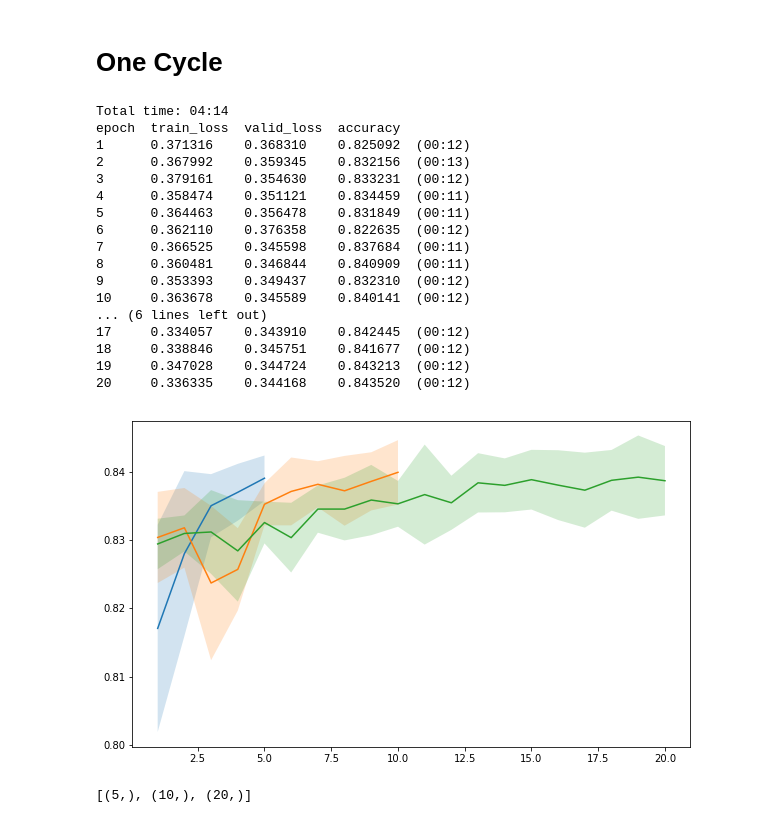
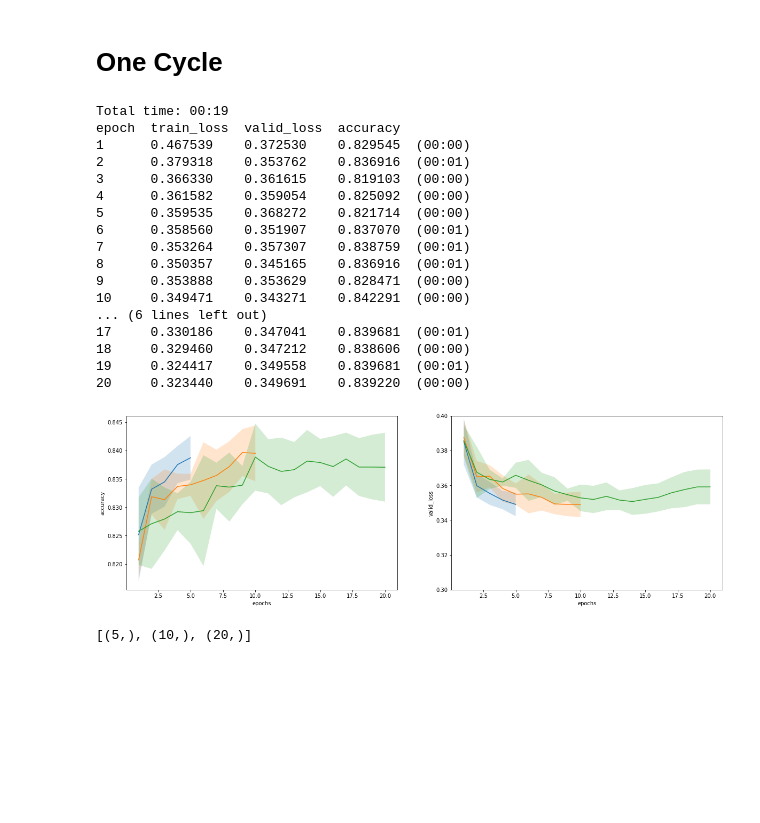
Before and after one commit to jandremarais/TabularLearner, a Jupyter notebook: code/experiments.ipynb, the cells around one changed output. Drawn from its saved outputs; the diff is of its cells as text; code cells hidden in the pictures; blank space fills up the shorter version.

Commit message:
experiments update

```diff
--- a/code/experiments.ipynb
+++ b/code/experiments.ipynb
@@ -41,5 +193,23 @@ df.shape
+# %%
+def tabular_learner(data, layers, emb_szs=None, metrics=None,
+        ps=None, emb_drop=0., y_range=None, use_bn=True, mixup=False, activation_type='relu', residual=False, **kwargs):
+    "Get a `Learner` using `data`, with `metrics`, including a `TabularModel` created using the remaining params."
+    emb_szs = data.get_emb_szs(ifnone(emb_szs, {}))
+    if mixup:
+        model = MixupTabularModel(emb_szs, len(data.cont_names), out_sz=data.c, layers=layers, ps=ps, emb_drop=emb_drop,
+                             y_range=y_range, use_bn=use_bn)
+    else:
+        model = TabularModel(emb_szs, len(data.cont_names), out_sz=data.c, layers=layers, ps=ps, emb_drop=emb_drop,
+                             y_range=y_range, use_bn=use_bn, activation_type=activation_type, residual=residual)
+    l = Learner(data, model, metrics=metrics, **kwargs)
+    if mixup:
+        l.loss_func = MixUpLoss(l.loss_func)
+        l.callback_fns.append(partial(TabularMixUpCallback, alpha=0.4, stack_x=False, stack_y=True))
+    return l
 # %% [markdown]
 # One Cycle
+# %%
+bs=256
 # %%
 n_epochs=[5,10,20]
 # %%
@@ -57,7 +227,7 @@ for j,param in enumerate(config):
     for i, (train_ids, valid_ids) in enumerate(kf.split(df)):
         data = (src.split_by_idx(valid_ids)
                 .label_from_df(cols=dep_var)
-                .databunch())
+                .databunch(bs=bs))
 
         learn = tabular_learner(data, layers=[256]*3, metrics=accuracy)
         learn.fit_one_cycle(param[0], 1e-2)
@@ -68,42 +238,53 @@ for j,param in enumerate(config):
             'metrics': [np.array(val[0]) for val in learn.recorder.metrics]})
         all_results.append(results)
 # %% [output]
-Total time: 04:14
+Total time: 00:19
 epoch  train_loss  valid_loss  accuracy
-1      0.371316    0.368310    0.825092  (00:12)
-2      0.367992    0.359345    0.832156  (00:13)
-3      0.379161    0.354630    0.833231  (00:12)
-4      0.358474    0.351121    0.834459  (00:11)
-5      0.364463    0.356478    0.831849  (00:11)
-6      0.362110    0.376358    0.822635  (00:12)
-7      0.366525    0.345598    0.837684  (00:11)
-8      0.360481    0.346844    0.840909  (00:11)
-9      0.353393    0.349437    0.832310  (00:12)
-10     0.363678    0.345589    0.840141  (00:12)
+1      0.467539    0.372530    0.829545  (00:00)
+2      0.379318    0.353762    0.836916  (00:01)
+3      0.366330    0.361615    0.819103  (00:00)
+4      0.361582    0.359054    0.825092  (00:00)
+5      0.359535    0.368272    0.821714  (00:00)
+6      0.358560    0.351907    0.837070  (00:01)
+7      0.353264    0.357307    0.838759  (00:01)
+8      0.350357    0.345165    0.836916  (00:01)
+9      0.353888    0.353629    0.828471  (00:00)
+10     0.349471    0.343271    0.842291  (00:00)
 ... (6 lines left out)
-17     0.334057    0.343910    0.842445  (00:12)
-18     0.338846    0.345751    0.841677  (00:12)
-19     0.347028    0.344724    0.843213  (00:12)
-20     0.336335    0.344168    0.843520  (00:12)
+17     0.330186    0.347041    0.839681  (00:01)
+18     0.329460    0.347212    0.838606  (00:00)
+19     0.324417    0.349558    0.839681  (00:01)
+20     0.323440    0.349691    0.839220  (00:00)
 # %%
 all_results = pd.concat(all_results)
 # %%
 all_results.metrics = all_results.metrics.astype(np.float32)
 # %%
-tmp = (all_results.groupby(['experiment', 'epochs']).agg({'metrics':['mean', 'std']}))
+tmp = (all_results.groupby(['experiment', 'epochs']).agg({'metrics':['mean', 'std'], 'valid_loss':['mean', 'std']}))
 # %%
 tmp.columns = [':'.join(col).strip() for col in tmp.columns.values]
 # %%
-fig, ax = plt.subplots(figsize=(10,6))
+fig, ax = plt.subplots(1,2, figsize=(20,6))
 # plt.ylim(0.3, 0.4)
 for _,exp in tmp.groupby('experiment'):
     epochs = exp.reset_index().epochs
-    mu = exp.reset_index()['metrics:mean']
-    errors = exp.reset_index()['metrics:std']
-    ax.plot(epochs,mu)
-    ax.fill_between(epochs, mu-errors, mu+errors, alpha=0.2)
+    mu1 = exp.reset_index()['metrics:mean']
+    errors1 = exp.reset_index()['metrics:std']
+    mu2= exp.reset_index()['valid_loss:mean']
+    errors2 = exp.reset_index()['valid_loss:std']
+
+
+    ax[0].plot(epochs,mu1)
+    ax[0].fill_between(epochs, mu1-errors1, mu1+errors1, alpha=0.2)
+    ax[0].set_ylabel('accuracy')
+    ax[0].set_xlabel('epochs')
+    ax[1].plot(epochs,mu2)
+    ax[1].fill_between(epochs, mu2-errors2, mu2+errors2, alpha=0.2)
+    ax[1].set_ylim(0.3,0.4)
+    ax[1].set_ylabel('valid_loss')
+    ax[1].set_xlabel('epochs')
 # %% [output]
-[figure, old version]
+[figure, new version]
 # %%
 for j,param in enumerate(config):
     print(param)
```
Also changed, not shown: parts of 59 cells of this notebook.
